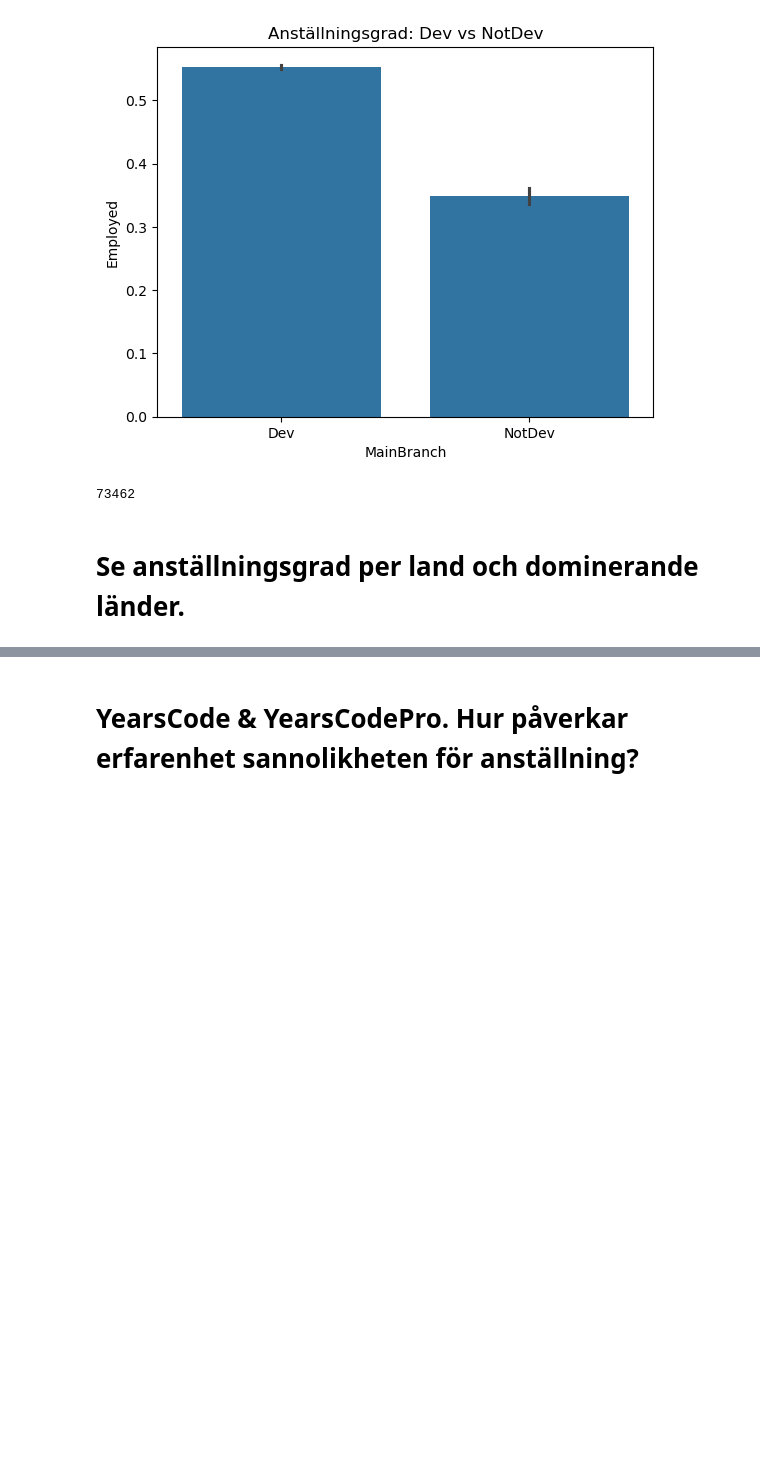
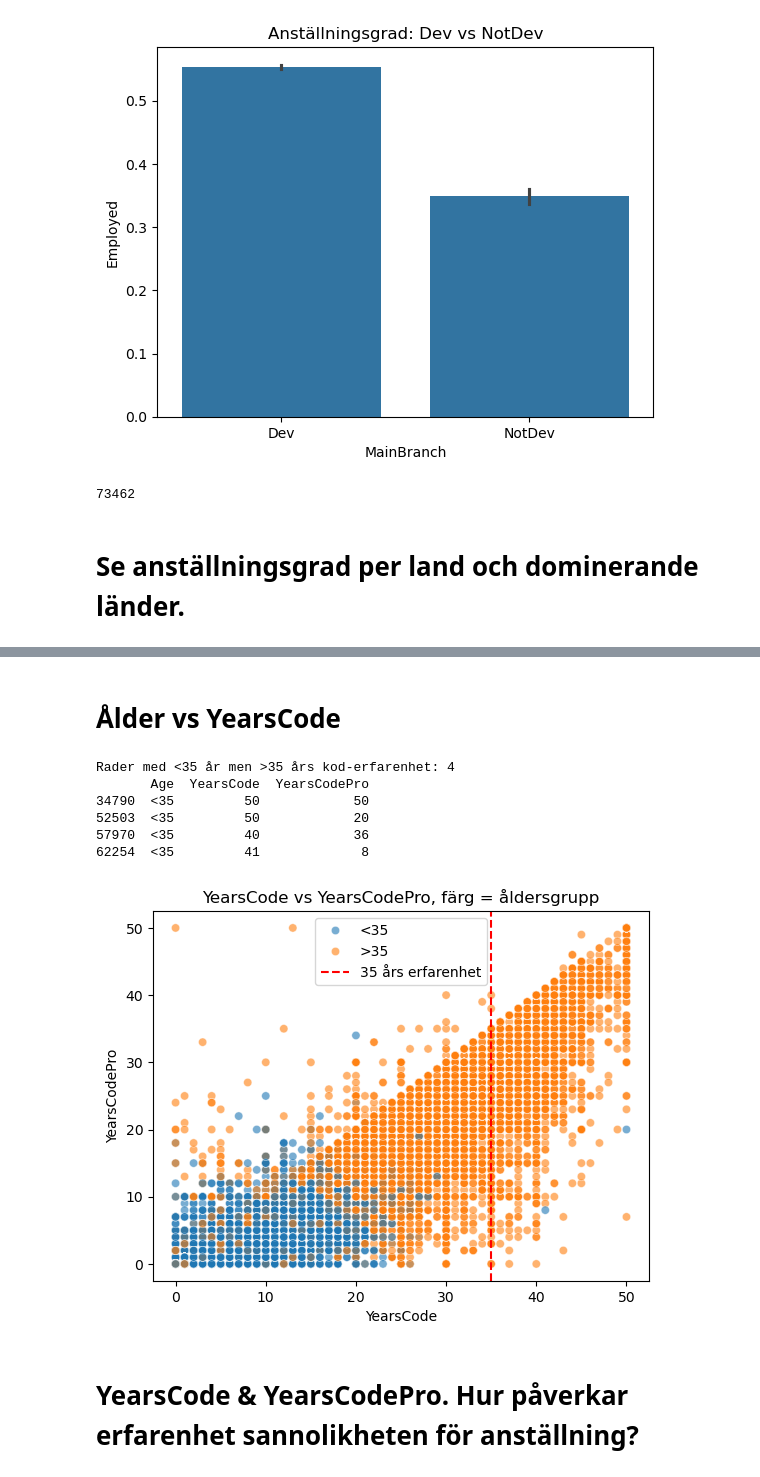
Before and after one commit to HugoManns/AI-kunskapskontroll-del-1, a Jupyter notebook: EDA_Clean.ipynb, the cells around one changed output, grey strips where cells are left out. Saved outputs shown, nothing was run; the diff lists cells and outputs as text; code cells hidden in the pictures; blank space fills up the shorter version.

```diff
--- a/EDA_Clean.ipynb
+++ b/EDA_Clean.ipynb
@@ -65,3 +95,28 @@ plt.show()
+# %% [markdown]
+# Ålder vs YearsCode
+# %%
+# rader som bryter mot regeln
+mask = (df["Age"] == "<35") & (df["YearsCode"] > 35)
+print("Rader med <35 år men >35 års kod-erfarenhet:", mask.sum())
+print(df.loc[mask, ["Age", "YearsCode", "YearsCodePro"]].head())
+
+# 2. Histogram per åldersgrupp
+import seaborn as sns
+import matplotlib.pyplot as plt
+
+sns.scatterplot(data=df, x="YearsCode", y="YearsCodePro", hue="Age", alpha=0.6)
+plt.axvline(35, color="red", linestyle="--", label="35 års erfarenhet")
+plt.legend()
+plt.title("YearsCode vs YearsCodePro, färg = åldersgrupp")
+plt.show()
+# %% [output]
+Rader med <35 år men >35 års kod-erfarenhet: 4
+       Age  YearsCode  YearsCodePro
+34790  <35         50            50
+52503  <35         50            20
+57970  <35         40            36
+62254  <35         41             8
+[figure, added]
 # %% [markdown]
 # YearsCode & YearsCodePro. Hur påverkar erfarenhet sannolikheten för anställning?
 # %%
```
Also changed, not shown: parts of 11 cells of this notebook.
